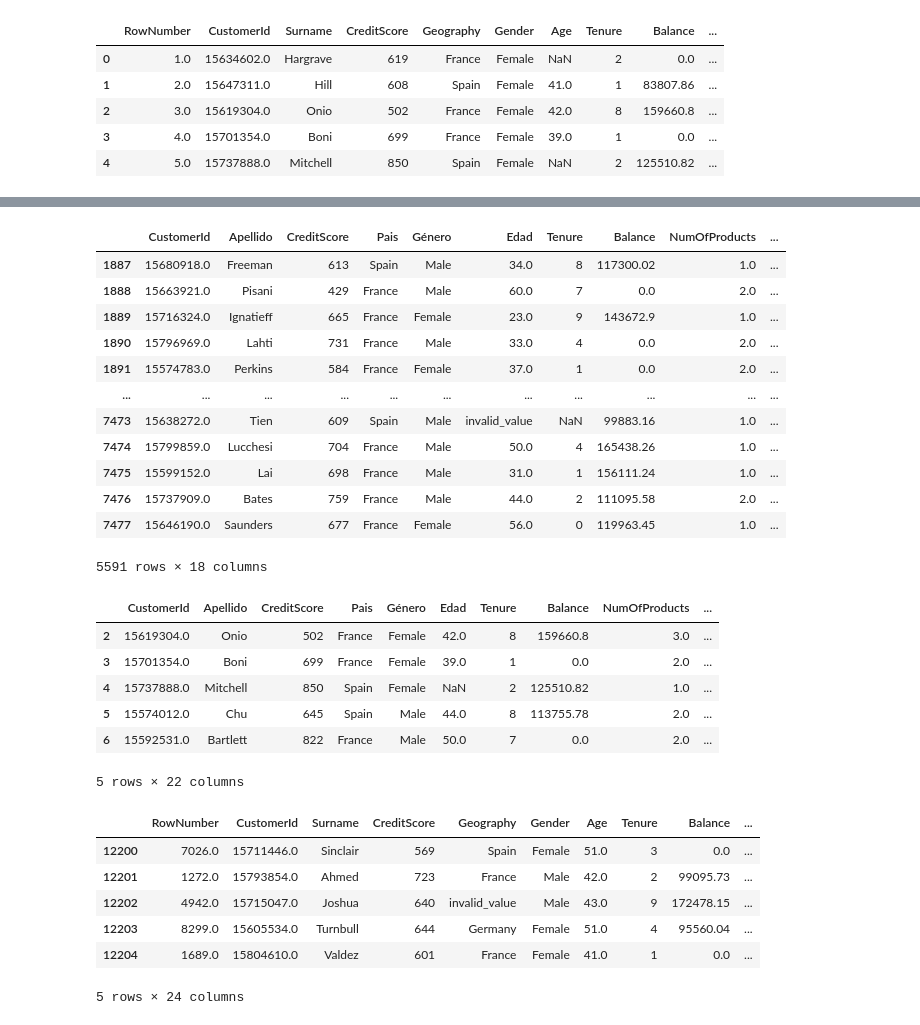
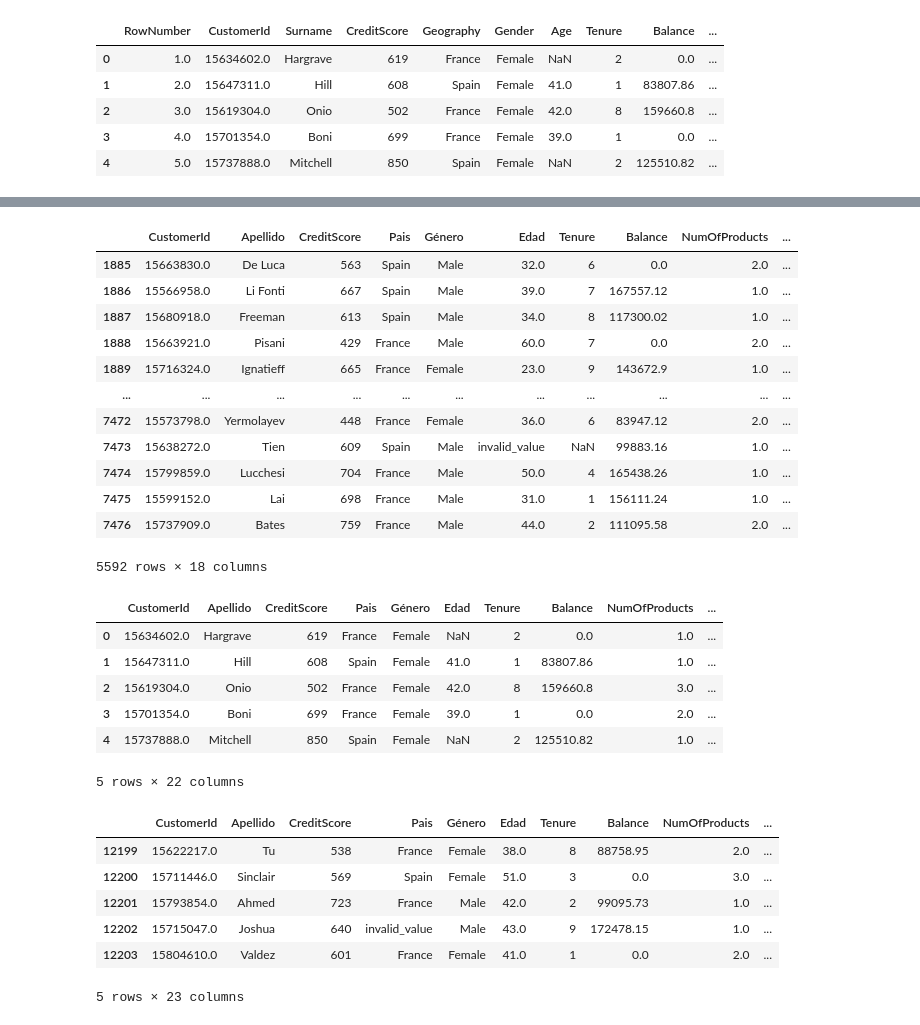
Before and after one commit to jarsmp37/introds, a Jupyter notebook: Clase_5.ipynb, the cells around one changed output, grey strips where cells are left out. Cells and saved outputs as stored; diff of their text form; code cells hidden in the pictures.

```diff
--- a/Clase_5.ipynb
+++ b/Clase_5.ipynb
@@ -95,7 +107,7 @@ df2
 # Crear un rango de fechas
 start_date = '2024-08-01'
 end_date = '2025-08-31'
-date_range = pd.date_range(start=start_date, end=end_date, periods=12202)
+date_range = pd.date_range(start=start_date, end=end_date, periods=12204)
 
 # Convertir las fechas a formato string
 date_range_str = date_range.strftime('%Y-%m-%d')
@@ -203,18 +215,18 @@ df_rangofecha = df2[(df2['Fecha'] >= '2024-10-01') & (df2['Fecha'] <= '2025-03-3
 df_rangofecha
 # %% [output]
 |  | CustomerId | Apellido | CreditScore | Pais | Género | Edad | Tenure | Balance | NumOfProducts | ... |
+| 1885 | 15663830.0 | De Luca | 563 | Spain | Male | 32.0 | 6 | 0.0 | 2.0 | ... |
+| 1886 | 15566958.0 | Li Fonti | 667 | Spain | Male | 39.0 | 7 | 167557.12 | 1.0 | ... |
 | 1887 | 15680918.0 | Freeman | 613 | Spain | Male | 34.0 | 8 | 117300.02 | 1.0 | ... |
 | 1888 | 15663921.0 | Pisani | 429 | France | Male | 60.0 | 7 | 0.0 | 2.0 | ... |
 | 1889 | 15716324.0 | Ignatieff | 665 | France | Female | 23.0 | 9 | 143672.9 | 1.0 | ... |
-| 1890 | 15796969.0 | Lahti | 731 | France | Male | 33.0 | 4 | 0.0 | 2.0 | ... |
-| 1891 | 15574783.0 | Perkins | 584 | France | Female | 37.0 | 1 | 0.0 | 2.0 | ... |
 | ... | ... | ... | ... | ... | ... | ... | ... | ... | ... | ... |
+| 7472 | 15573798.0 | Yermolayev | 448 | France | Female | 36.0 | 6 | 83947.12 | 2.0 | ... |
 | 7473 | 15638272.0 | Tien | 609 | Spain | Male | invalid_value | NaN | 99883.16 | 1.0 | ... |
 | 7474 | 15799859.0 | Lucchesi | 704 | France | Male | 50.0 | 4 | 165438.26 | 1.0 | ... |
 | 7475 | 15599152.0 | Lai | 698 | France | Male | 31.0 | 1 | 156111.24 | 1.0 | ... |
 | 7476 | 15737909.0 | Bates | 759 | France | Male | 44.0 | 2 | 111095.58 | 2.0 | ... |
-| 7477 | 15646190.0 | Saunders | 677 | France | Female | 56.0 | 0 | 119963.45 | 1.0 | ... |
-5591 rows × 18 columns
+5592 rows × 18 columns
 # %%
 # Extraer el año
 df2['año'] = df2['Fecha'].dt.year
@@ -231,21 +243,21 @@ df2['díanombre'] = df2['Fecha'].dt.day_name()
 df2.head()
 # %% [output]
 |  | CustomerId | Apellido | CreditScore | Pais | Género | Edad | Tenure | Balance | NumOfProducts | ... |
+| 0 | 15634602.0 | Hargrave | 619 | France | Female | NaN | 2 | 0.0 | 1.0 | ... |
+| 1 | 15647311.0 | Hill | 608 | Spain | Female | 41.0 | 1 | 83807.86 | 1.0 | ... |
 | 2 | 15619304.0 | Onio | 502 | France | Female | 42.0 | 8 | 159660.8 | 3.0 | ... |
 | 3 | 15701354.0 | Boni | 699 | France | Female | 39.0 | 1 | 0.0 | 2.0 | ... |
 | 4 | 15737888.0 | Mitchell | 850 | Spain | Female | NaN | 2 | 125510.82 | 1.0 | ... |
-| 5 | 15574012.0 | Chu | 645 | Spain | Male | 44.0 | 8 | 113755.78 | 2.0 | ... |
-| 6 | 15592531.0 | Bartlett | 822 | France | Male | 50.0 | 7 | 0.0 | 2.0 | ... |
 5 rows × 22 columns
 # %%
 # Calcular la diferencia en días entre dos fechas
-df['days_difference'] = (df['date'] - pd.Timestamp('2024-01-01')).dt.days
-df.tail()
+df2['days_difference'] = (df2['Fecha'] - pd.Timestamp('2024-01-01')).dt.days
+df2.tail()
 # %% [output]
-|  | RowNumber | CustomerId | Surname | CreditScore | Geography | Gender | Age | Tenure | Balance | ... |
-| 12200 | 7026.0 | 15711446.0 | Sinclair | 569 | Spain | Female | 51.0 | 3 | 0.0 | ... |
-| 12201 | 1272.0 | 15793854.0 | Ahmed | 723 | France | Male | 42.0 | 2 | 99095.73 | ... |
-| 12202 | 4942.0 | 15715047.0 | Joshua | 640 | invalid_value | Male | 43.0 | 9 | 172478.15 | ... |
-| 12203 | 8299.0 | 15605534.0 | Turnbull | 644 | Germany | Female | 51.0 | 4 | 95560.04 | ... |
-| 12204 | 1689.0 | 15804610.0 | Valdez | 601 | France | Female | 41.0 | 1 | 0.0 | ... |
+|  | CustomerId | Apellido | CreditScore | Pais | Género | Edad | Tenure | Balance | NumOfProducts | ... |
+| 12199 | 15622217.0 | Tu | 538 | France | Female | 38.0 | 8 | 88758.95 | 2.0 | ... |
+| 12200 | 15711446.0 | Sinclair | 569 | Spain | Female | 51.0 | 3 | 0.0 | 3.0 | ... |
+| 12201 | 15793854.0 | Ahmed | 723 | France | Male | 42.0 | 2 | 99095.73 | 1.0 | ... |
+| 12202 | 15715047.0 | Joshua | 640 | invalid_value | Male | 43.0 | 9 | 172478.15 | 1.0 | ... |
+| 12203 | 15804610.0 | Valdez | 601 | France | Female | 41.0 | 1 | 0.0 | 2.0 | ... |
-5 rows × 24 columns
+5 rows × 23 columns
```
Also changed, not shown: parts of 17 cells of this notebook, 2 other files.
